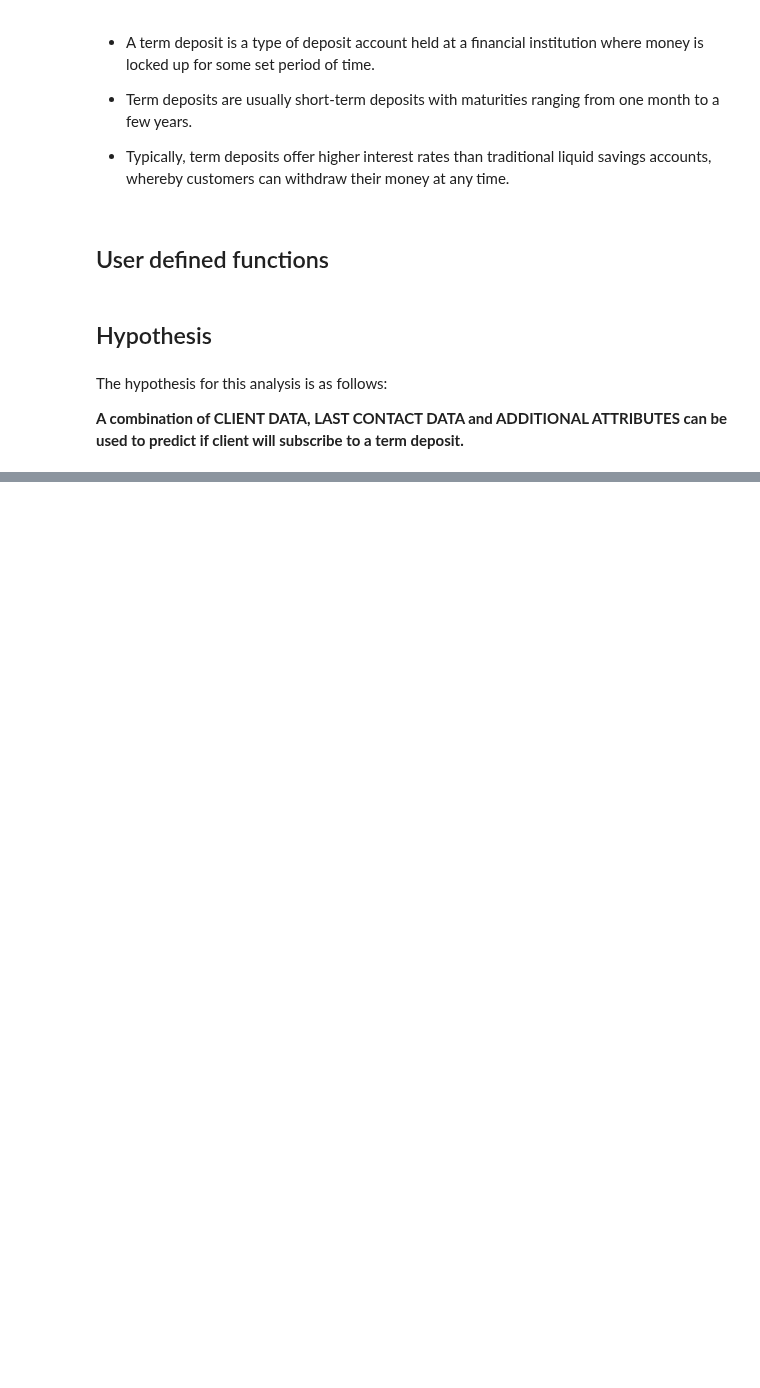
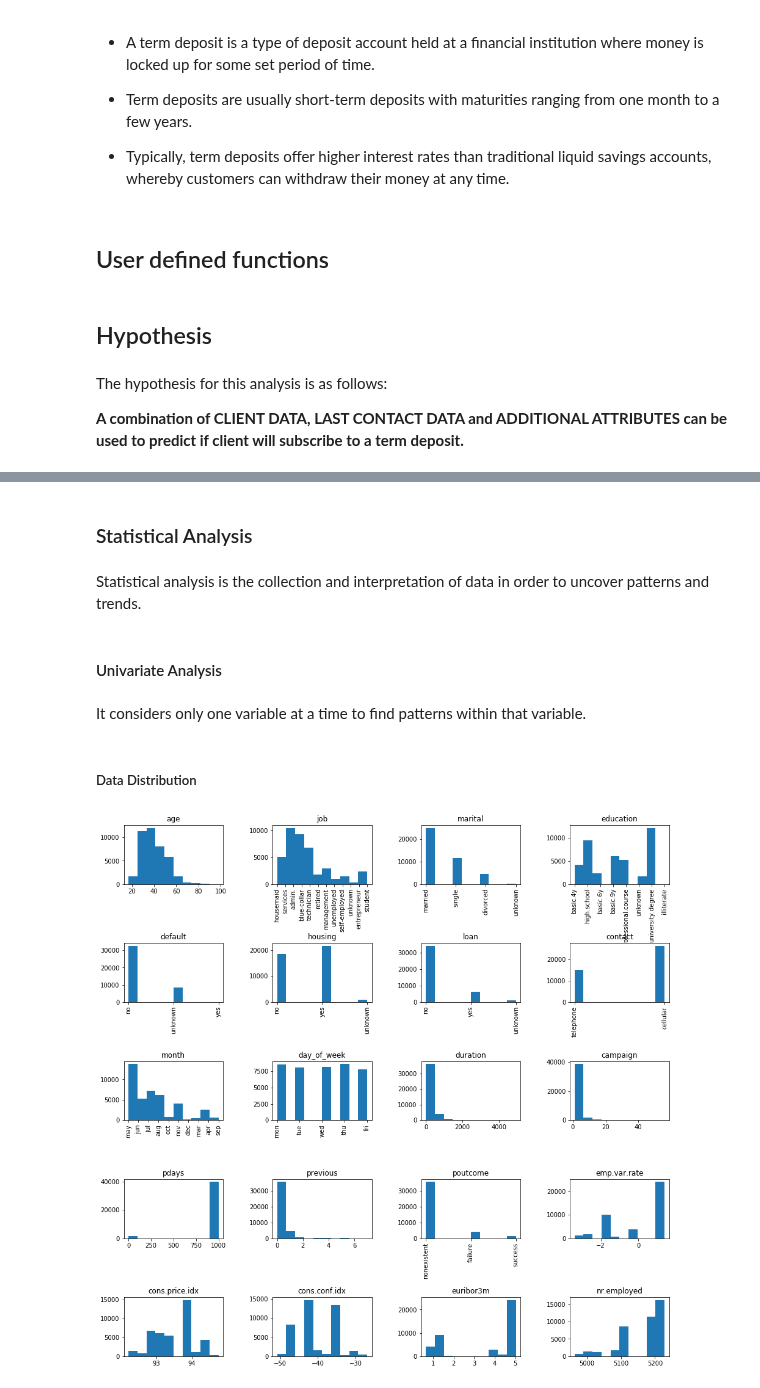
Before and after one commit to priyasharma1908/Term_deposit, a Jupyter notebook: Term_Deposit_Case_Study.ipynb, the cells around one changed output, grey strips where cells are left out. Saved outputs shown, nothing was run; the diff lists cells and outputs as text; code cells hidden in the pictures; blank space fills up the shorter version.

Commit message:
docs: Started data exploration and statistical analysis..

```diff
--- a/Term_Deposit_Case_Study.ipynb
+++ b/Term_Deposit_Case_Study.ipynb
@@ -251,0 +586,27 @@ The hypothesis for this analysis is as follows:
+# %% [markdown]
+### Statistical Analysis
+# %% [markdown]
+Statistical analysis is the collection and interpretation of data in order to uncover patterns and trends.
+# %% [markdown]
+#### Univariate Analysis
+# %% [markdown]
+It considers only one variable at a time to find patterns within that variable.
+# %% [markdown]
+##### Data Distribution
+# %%
+fig, axes = plt.subplots(5, 4, figsize = (16, 16))
+fig.subplots_adjust(hspace = 1, wspace = 0.5)
+axes = axes.ravel()
+kwargs = {'alpha': 1}
+
+for i, column in enumerate(term_deposit_data.columns[:-1]):
+    column_series = term_deposit_data[column]
+
+    axes[i].hist(column_series, **kwargs)
+    axes[i].set_title(column)
+
+    if(column_series.dtype == 'object'):
+        axes[i].tick_params(axis='x', labelrotation=90)
+plt.show()
+# %% [output]
+[figure, added]
```
Also changed, not shown: parts of 47 cells of this notebook.
